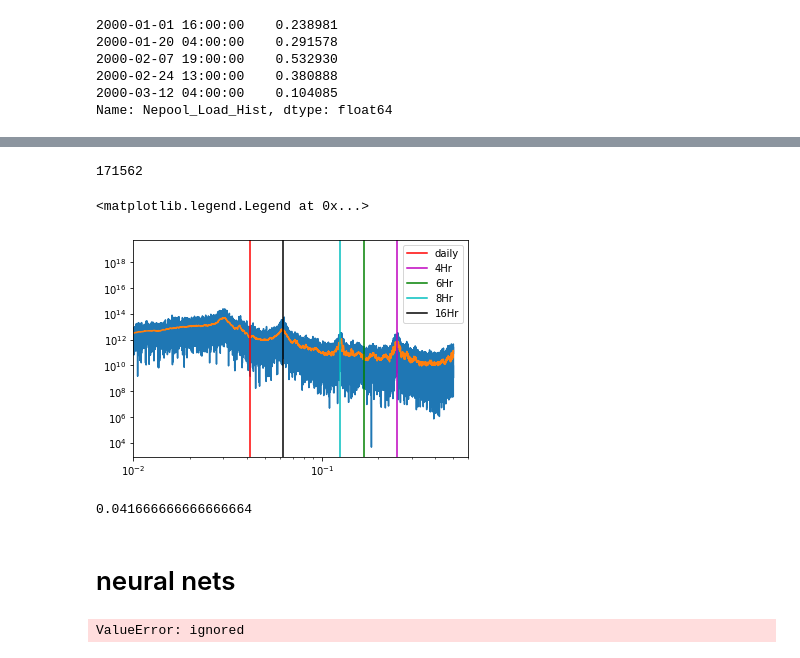
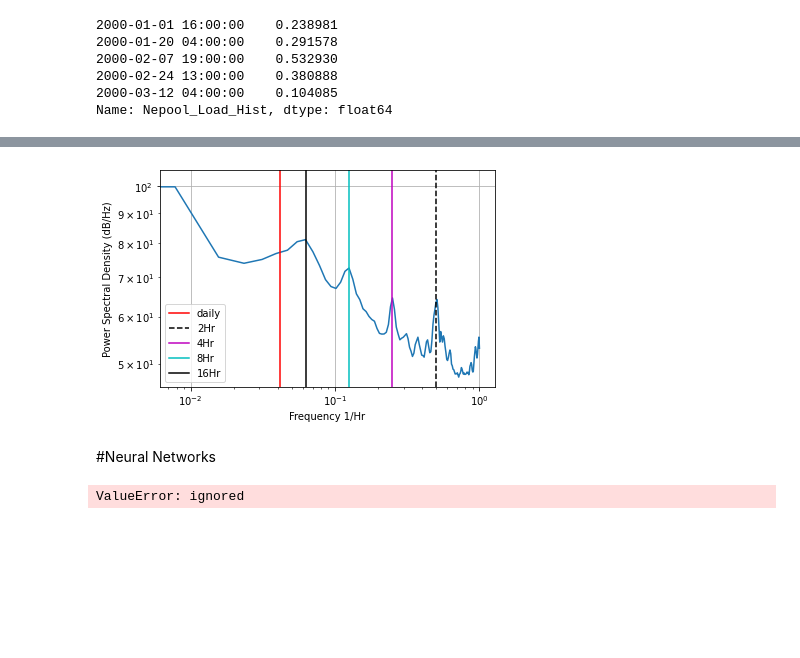
Before and after one commit to takao8/MLTSAProject, a Jupyter notebook: RNN_network_code.ipynb, the cells around one changed output, grey strips where cells are left out. Saved outputs shown, nothing was run; the diff lists cells and outputs as text; code cells hidden in the pictures; blank space fills up the shorter version.

```diff
--- a/RNN_network_code.ipynb
+++ b/RNN_network_code.ipynb
@@ -275,38 +250,13 @@ pl.legend()
-# %%
-
-#Fourier transform
-sample_rate = 1 #samples per hour
-N = len(df_load)
-f = np.fft.fft(df_load.Nepool_Load_Hist.values)
-print(len(f))
-
-df_fft = pd.DataFrame()
-df_fft['freq'] = x_val
-df_fft['psd'] = psd
-
-win_len = 200
-pl.plot( x_val, psd)
-pl.plot( df_fft.freq.rolling(win_len).mean(), df_fft.psd.rolling(win_len).mean())
-#pl.plot( df_fft.freq.rolling(300).mean(), df_fft.psd.rolling(300).mean())
-#pl.plot( df_fft.freq.rolling(300).max(), df_fft.psd.rolling(300).max())
-pl.axvline(1/24., label='daily', color='r')
-pl.axvline(1/4., label='4Hr', color='m')
-pl.axvline(1/6., label='6Hr', color='g')
-pl.axvline(1/8., label='8Hr', color='c')
-pl.axvline(1/16, label='16Hr', color='k')
-pl.yscale('log')
-pl.xscale('log')
-pl.xlim(0.01, 0.6)
-pl.legend()
-#pl.ylim(0.8*df_fft.psd.rolling(win_len).mean().min(), df_fft.psd.rolling(win_len).mean().max())
-#shape(x_val[::100]), shape(psd[::100])
-# %% [output]
-171562
-<matplotlib.legend.Legend at 0x...>
-[figure, removed]
-# %%
-1/24.
-# %% [output]
-0.041666666666666664
-# %% [markdown]
-# neural nets
+# %%
+psd, freq = pl.psd(df_merged.Nepool_Load_Hist.values)
+pl.axvline(1/24., label='daily', color='r')
+pl.axvline(1/2., label='2Hr', color='k', ls='--')
+pl.axvline(1/4., label='4Hr', color='m')
+pl.axvline(1/8., label='8Hr', color='c')
+pl.axvline(1/16, label='16Hr', color='k')
+pl.legend()
+pl.xlabel("Frequency 1/Hr")
+pl.yscale('log')
+pl.xscale('log')
+# %% [output]
+[figure, added]
@@ -313,3 +267,5 @@ pl.legend()
+# %% [markdown]
+#Neural Networks
 # %%
 def preprocess_df(df, ind1, ind2, tlen, key):
     '''The function prepocesses a dataframe and prep it for use in a RNN model
```
Also changed, not shown: parts of 39 cells of this notebook.
